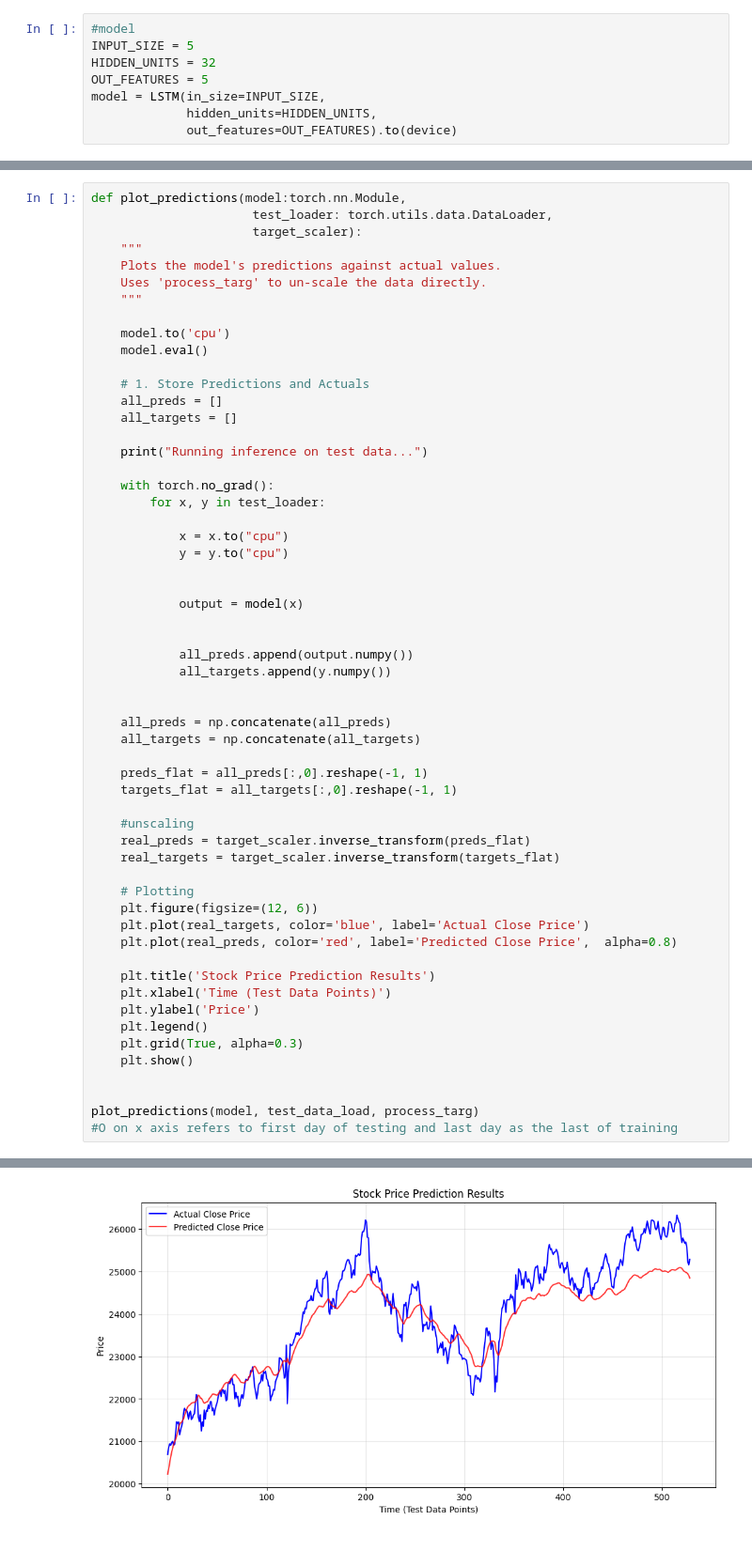
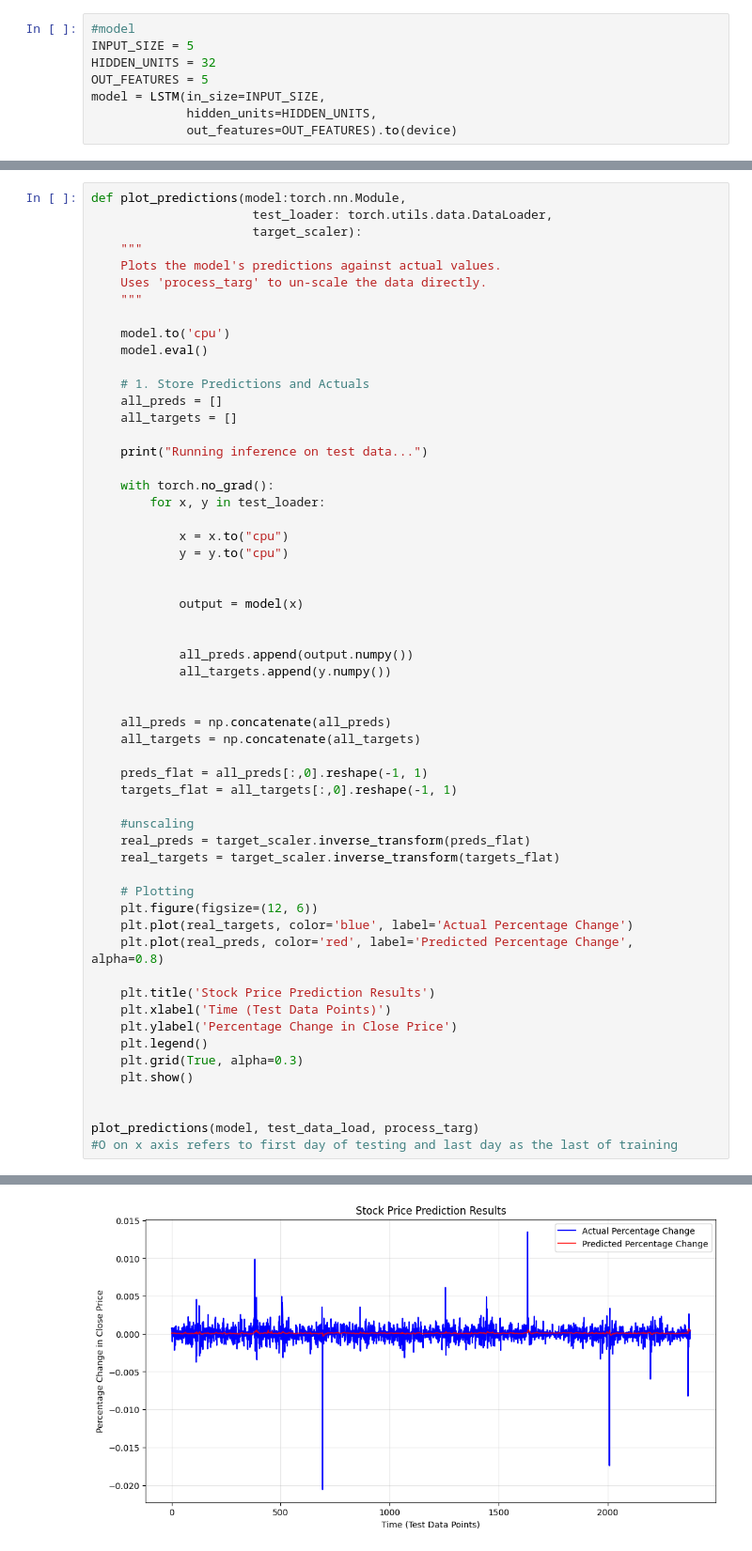
Before and after one commit to sharmanjeurkar-dev/StockPrediction, a Jupyter notebook: notebooks/StockPrediction.ipynb, the cells around one changed output, grey strips where cells are left out. Shown at 94% size. Drawn from its saved outputs; the diff is of its cells as text.

Commit message:
adding the percentage change feature and removing close from features as well as labels

```diff
--- a/notebooks/StockPrediction.ipynb
+++ b/notebooks/StockPrediction.ipynb
@@ -169,34 +190,34 @@ def plot_predictions(model:torch.nn.Module,
 
 
             all_preds.append(output.numpy())
             all_targets.append(y.numpy())
 
 
     all_preds = np.concatenate(all_preds)
     all_targets = np.concatenate(all_targets)
 
     preds_flat = all_preds[:,0].reshape(-1, 1)
     targets_flat = all_targets[:,0].reshape(-1, 1)
 
     #unscaling
     real_preds = target_scaler.inverse_transform(preds_flat)
     real_targets = target_scaler.inverse_transform(targets_flat)
 
     # Plotting
     plt.figure(figsize=(12, 6))
-    plt.plot(real_targets, color='blue', label='Actual Close Price')
-    plt.plot(real_preds, color='red', label='Predicted Close Price',  alpha=0.8)
+    plt.plot(real_targets, color='blue', label='Actual Percentage Change')
+    plt.plot(real_preds, color='red', label='Predicted Percentage Change',  alpha=0.8)
 
     plt.title('Stock Price Prediction Results')
     plt.xlabel('Time (Test Data Points)')
-    plt.ylabel('Price')
+    plt.ylabel('Percentage Change in Close Price')
     plt.legend()
     plt.grid(True, alpha=0.3)
     plt.show()
 
 
 plot_predictions(model, test_data_load, process_targ)
 #O on x axis refers to first day of testing and last day as the last of training
 # %% [output]
 Running inference on test data...
-[figure, old version]
+[figure, new version]
```
Also changed, not shown: parts of 6 cells of this notebook, 1 other file.
